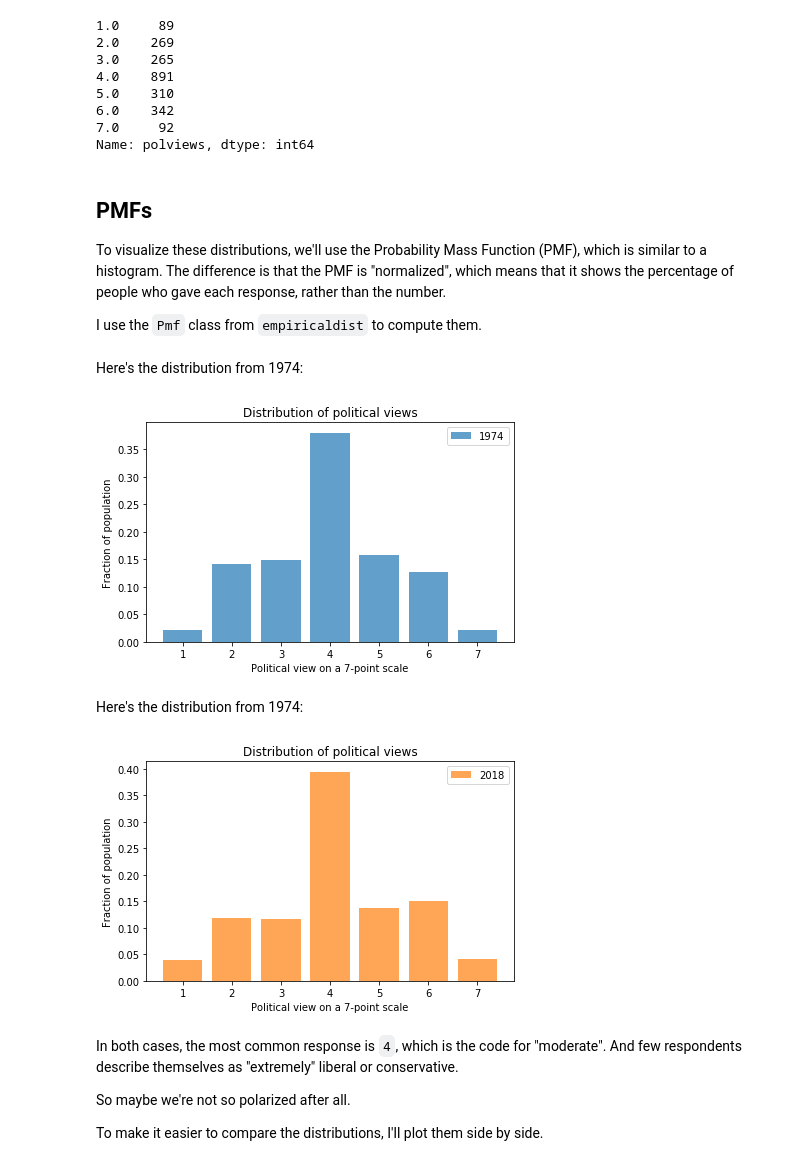
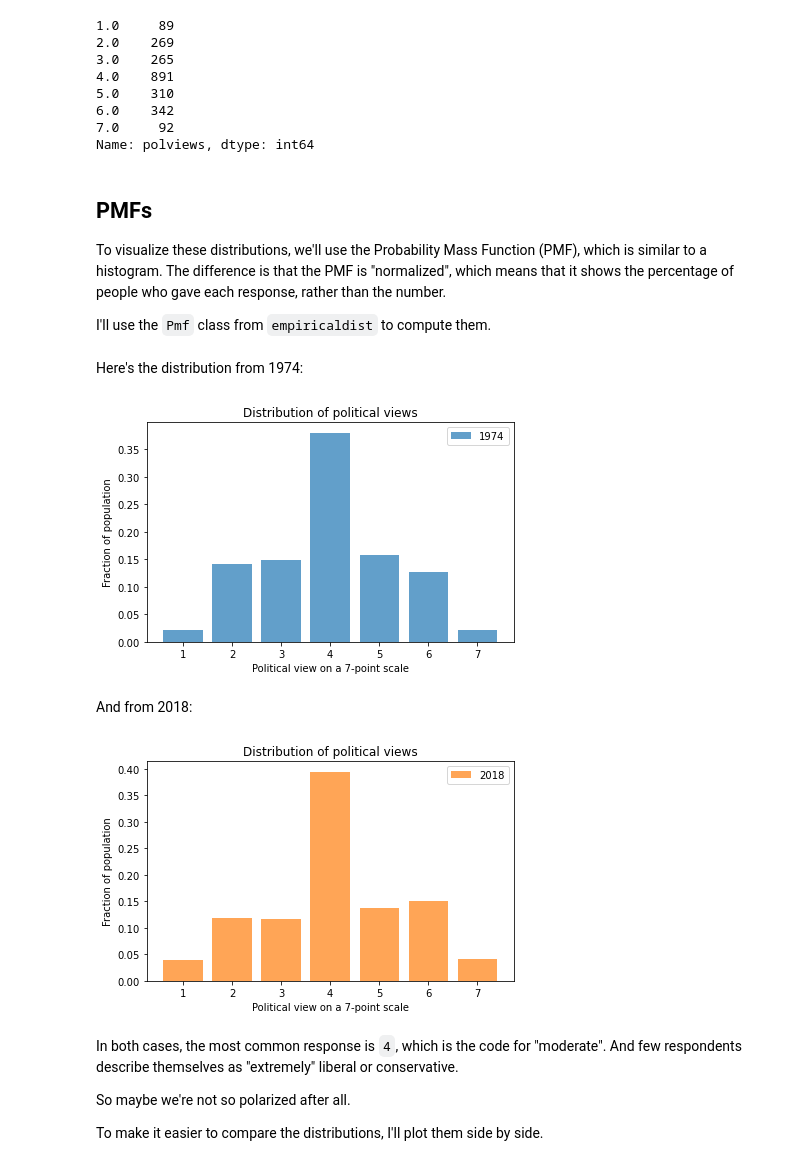
Before and after one commit to AllenDowney/PoliticalAlignmentCaseStudy, a Jupyter notebook: _sources/02_polviews_soln.ipynb, the cells around one changed output. Cells and saved outputs as stored; diff of their text form; code cells hidden in the pictures.

```diff
--- a/_sources/02_polviews_soln.ipynb
+++ b/_sources/02_polviews_soln.ipynb
@@ -52,13 +48,21 @@ The following cell defines a function I use to decorate the axes in plots.
 # %%
 def decorate(**options):
     """Decorate the current axes.
+
     Call decorate with keyword arguments like
     decorate(title='Title',
              xlabel='x',
              ylabel='y')
+
     The keyword arguments can be any of the axis properties
     https://matplotlib.org/api/axes_api.html
     """
-    plt.gca().set(**options)
+    ax = plt.gca()
+    ax.set(**options)
+
+    handles, labels = ax.get_legend_handles_labels()
+    if handles:
+        ax.legend(handles, labels)
+
     plt.tight_layout()
 # %% [markdown]
@@ -161,7 +170,7 @@ Name: polviews, dtype: int64
 
 To visualize these distributions, we'll use the Probability Mass Function (PMF), which is similar to a histogram.  The difference is that the PMF is "normalized", which means that it shows the percentage of people who gave each response, rather than the number.
 
-I use the `Pmf` class from `empiricaldist` to compute them.
+I'll use the `Pmf` class from `empiricaldist` to compute them.
 # %%
 from empiricaldist import Pmf
 # %% [markdown]
@@ -169,16 +178,14 @@ Here's the distribution from 1974:
 # %%
 pmf74 = Pmf.from_seq(polviews74)
 pmf74.bar(label='1974', color='C0', alpha=0.7)
 
 decorate(xlabel='Political view on a 7-point scale',
          ylabel='Fraction of population',
          title='Distribution of political views')
-
-plt.legend();
 # %% [output]
-[figure, old version]
+[figure, new version]
-# %% [markdown]
-Here's the distribution from 1974:
+# %% [markdown]
+And from 2018:
 # %%
 pmf18 = Pmf.from_seq(polviews18)
 pmf18.bar(label='2018', color='C1', alpha=0.7)
@@ -186,10 +193,8 @@ pmf18.bar(label='2018', color='C1', alpha=0.7)
 decorate(xlabel='Political view on a 7-point scale',
          ylabel='Fraction of population',
          title='Distribution of political views')
-
-plt.legend();
 # %% [output]
-[figure, old version]
+[figure, new version]
 # %% [markdown]
 In both cases, the most common response is `4`, which is the code for "moderate".  And few respondents describe themselves as "extremely" liberal or conservative.
 
```
Also changed, not shown: parts of 23 cells of this notebook, 44 other files.
